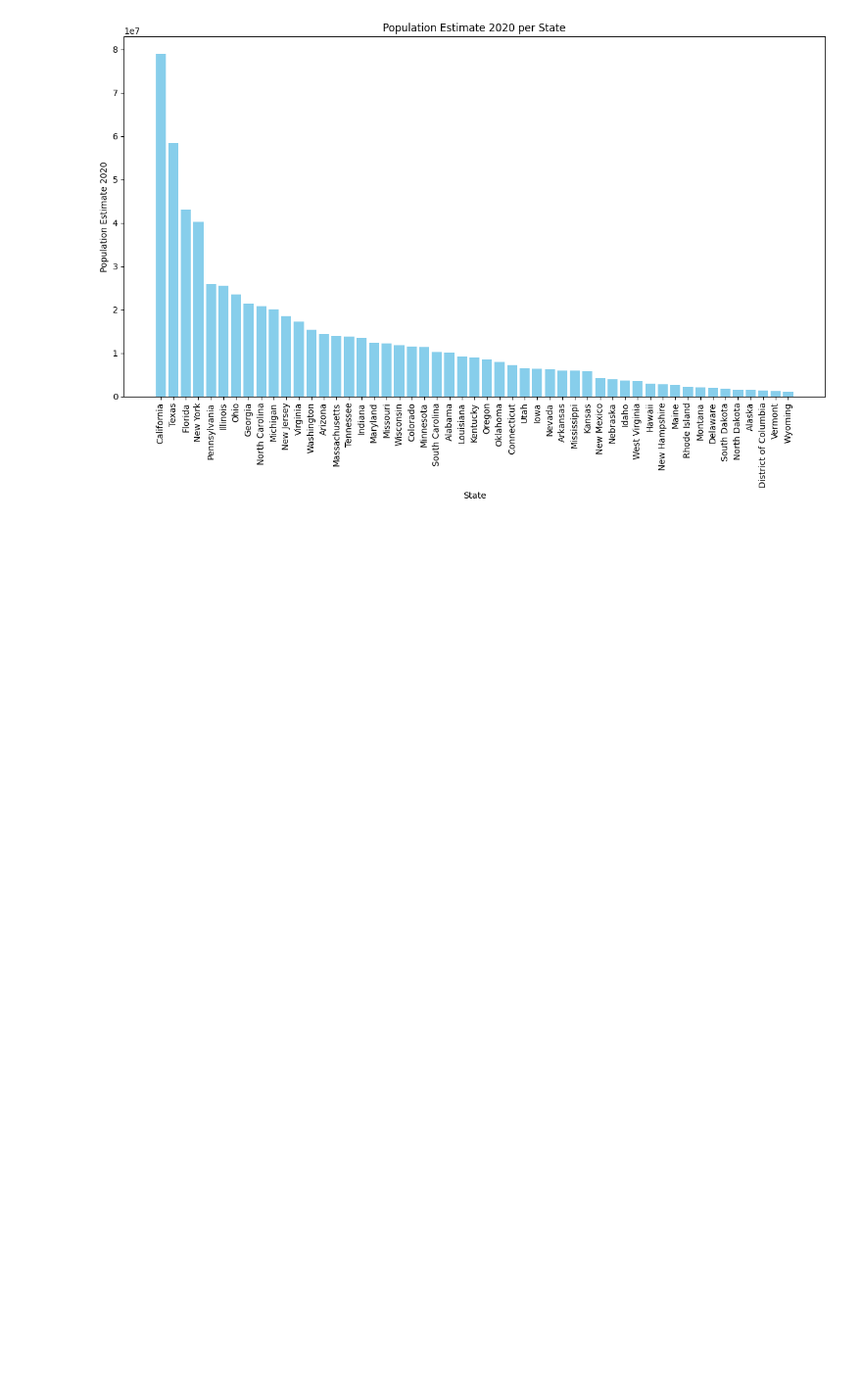
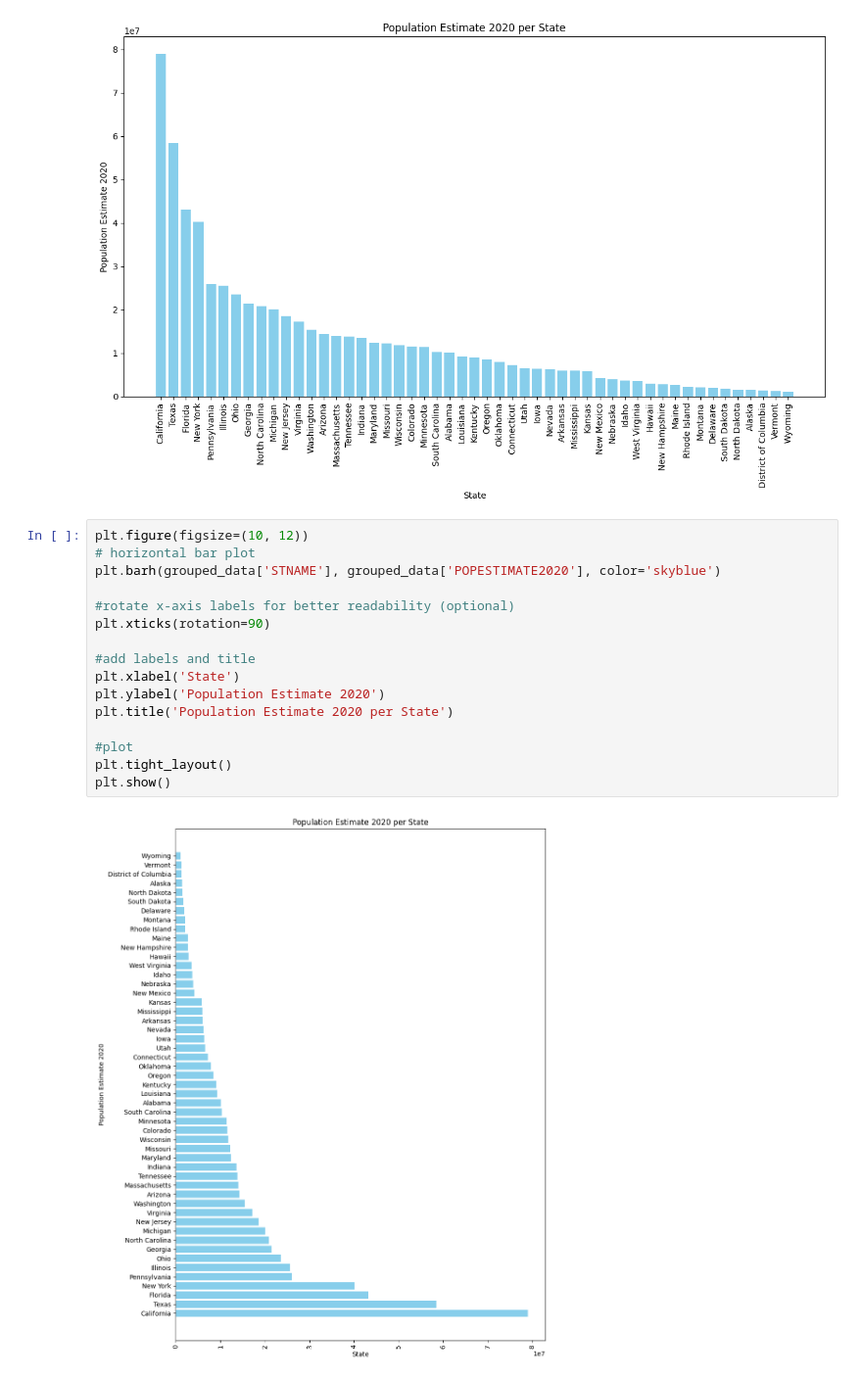
Before and after one commit to cjvillar/DATA_GOV, a Jupyter notebook: note_books/c0-est2022.ipynb, the cells around one changed output. Shown: that part at 98% size. Cells and saved outputs as stored; diff of their text form; blank space fills up the shorter version.

```diff
--- a/note_books/c0-est2022.ipynb
+++ b/note_books/c0-est2022.ipynb
@@ -163,3 +163,21 @@ plt.tight_layout()
 plt.show()
 # %% [output]
 [figure]
+# %%
+plt.figure(figsize=(10, 12))
+# horizontal bar plot
+plt.barh(grouped_data['STNAME'], grouped_data['POPESTIMATE2020'], color='skyblue')
+
+#rotate x-axis labels for better readability (optional)
+plt.xticks(rotation=90)
+
+#add labels and title
+plt.xlabel('State')
+plt.ylabel('Population Estimate 2020')
+plt.title('Population Estimate 2020 per State')
+
+#plot
+plt.tight_layout()
+plt.show()
+# %% [output]
+[figure, added]
```
